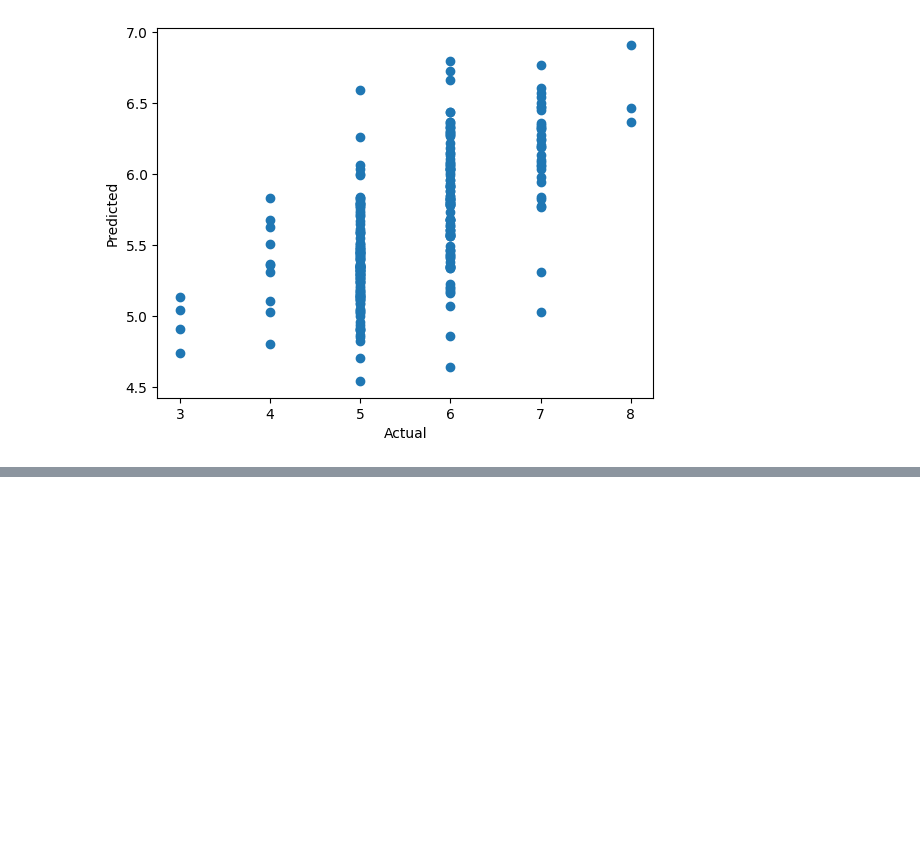
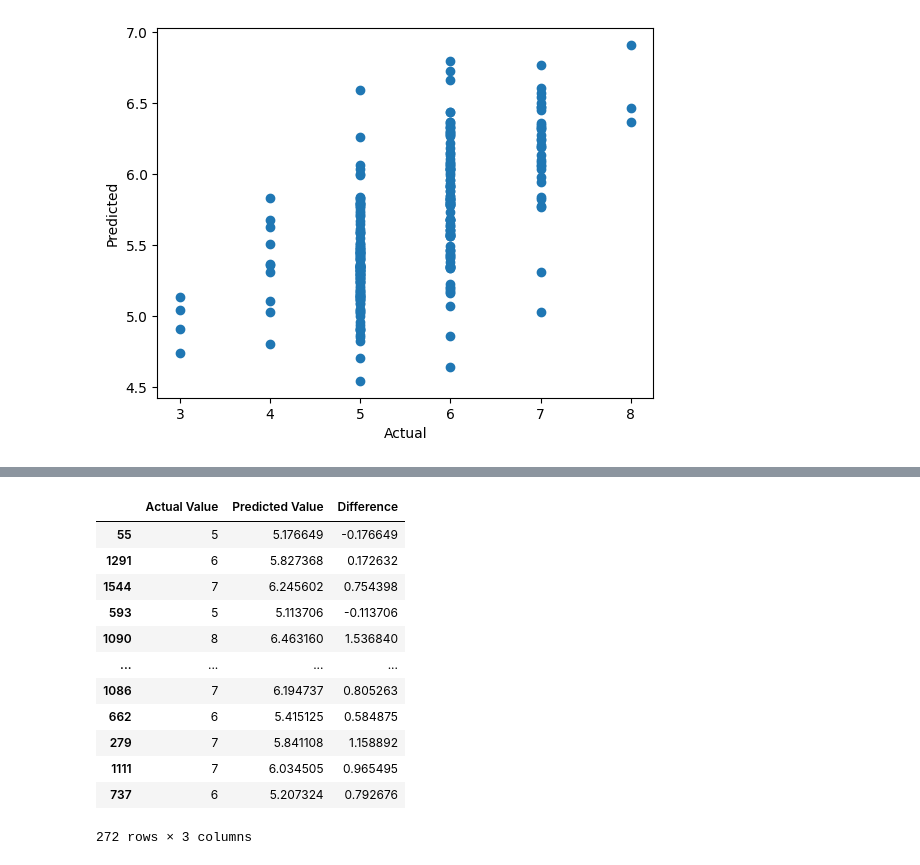
Before and after one commit to emadsaleb/Wine-Quality-Prediction, a Jupyter notebook: notebook/Model_Training.ipynb, the cells around one changed output, grey strips where cells are left out. Cells and saved outputs as stored; diff of their text form; code cells hidden in the pictures; blank space fills up the shorter version.

```diff
--- a/notebook/Model_Training.ipynb
+++ b/notebook/Model_Training.ipynb
@@ -271,0 +277,18 @@ plt.show()
+# %%
+pred_df = pd.DataFrame({'Actual Value':y_test , 'Predicted Value': y_pred , 'Difference': y_test - y_pred})
+# %%
+pred_df
+# %% [output]
+|  | Actual Value | Predicted Value | Difference |
+| 55 | 5 | 5.176649 | -0.176649 |
+| 1291 | 6 | 5.827368 | 0.172632 |
+| 1544 | 7 | 6.245602 | 0.754398 |
+| 593 | 5 | 5.113706 | -0.113706 |
+| 1090 | 8 | 6.463160 | 1.536840 |
+| ... | ... | ... | ... |
+| 1086 | 7 | 6.194737 | 0.805263 |
+| 662 | 6 | 5.415125 | 0.584875 |
+| 279 | 7 | 5.841108 | 1.158892 |
+| 1111 | 7 | 6.034505 | 0.965495 |
+| 737 | 6 | 5.207324 | 0.792676 |
+272 rows × 3 columns
```
Also changed, not shown: parts of 1 cell of this notebook, 12 other files.
